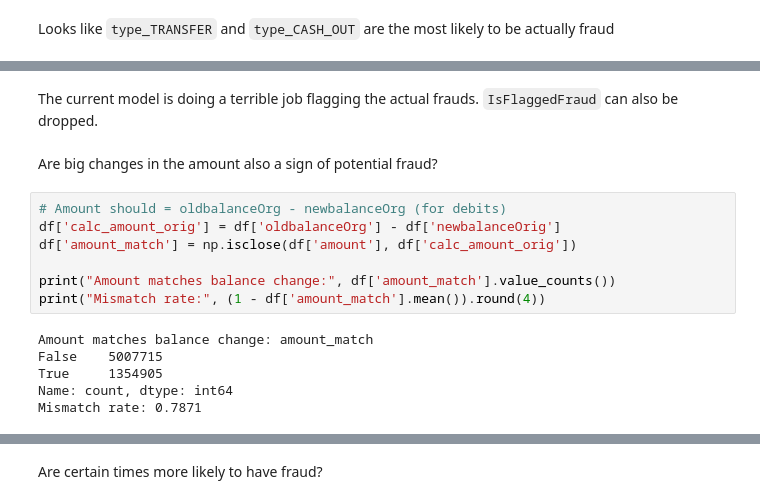
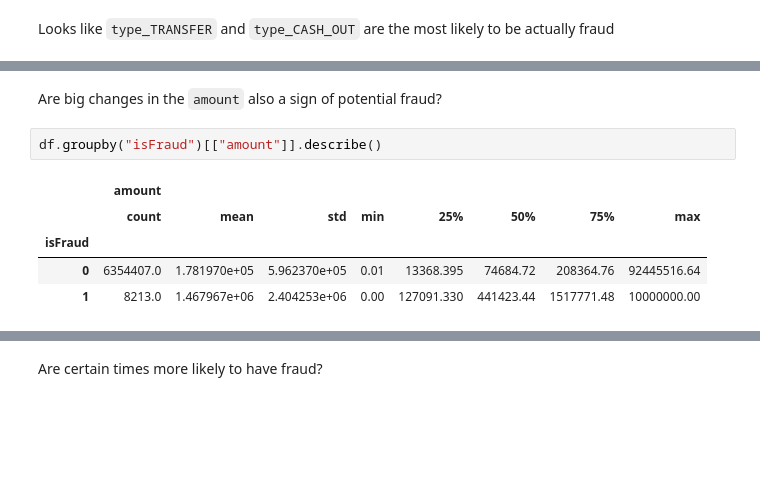
Before and after one commit to cameronbridgwater/financial_fraud, a Jupyter notebook: code/step1-explore.ipynb, the cells around one changed output, grey strips where cells are left out. Cells and saved outputs as stored; diff of their text form; blank space fills up the shorter version.

```diff
--- a/code/step1-explore.ipynb
+++ b/code/step1-explore.ipynb
@@ -261,17 +268,10 @@ Name: count, dtype: int64
-# %% [markdown]
-The current model is doing a terrible job flagging the actual frauds. `IsFlaggedFraud` can also be dropped.
 # %% [markdown]
-Are big changes in the amount also a sign of potential fraud?
+Are big changes in the `amount` also a sign of potential fraud?
-# %%
-# Amount should = oldbalanceOrg - newbalanceOrg (for debits)
-df['calc_amount_orig'] = df['oldbalanceOrg'] - df['newbalanceOrig']
-df['amount_match'] = np.isclose(df['amount'], df['calc_amount_orig'])
-
-print("Amount matches balance change:", df['amount_match'].value_counts())
-print("Mismatch rate:", (1 - df['amount_match'].mean()).round(4))
-# %% [output]
-Amount matches balance change: amount_match
-False    5007715
-True     1354905
-Name: count, dtype: int64
-Mismatch rate: 0.7871
+# %%
+df.groupby("isFraud")[["amount"]].describe()
+# %% [output]
+|  | amount |  |  |  |  |  |  |  |
+|  | count | mean | std | min | 25% | 50% | 75% | max |
+| isFraud |  |  |  |  |  |  |  |  |
+| 0 | 6354407.0 | 1.781970e+05 | 5.962370e+05 | 0.01 | 13368.395 | 74684.72 | 208364.76 | 92445516.64 |
+| 1 | 8213.0 | 1.467967e+06 | 2.404253e+06 | 0.00 | 127091.330 | 441423.44 | 1517771.48 | 10000000.00 |
```
Also changed, not shown: parts of 27 cells of this notebook, 3 other files.
